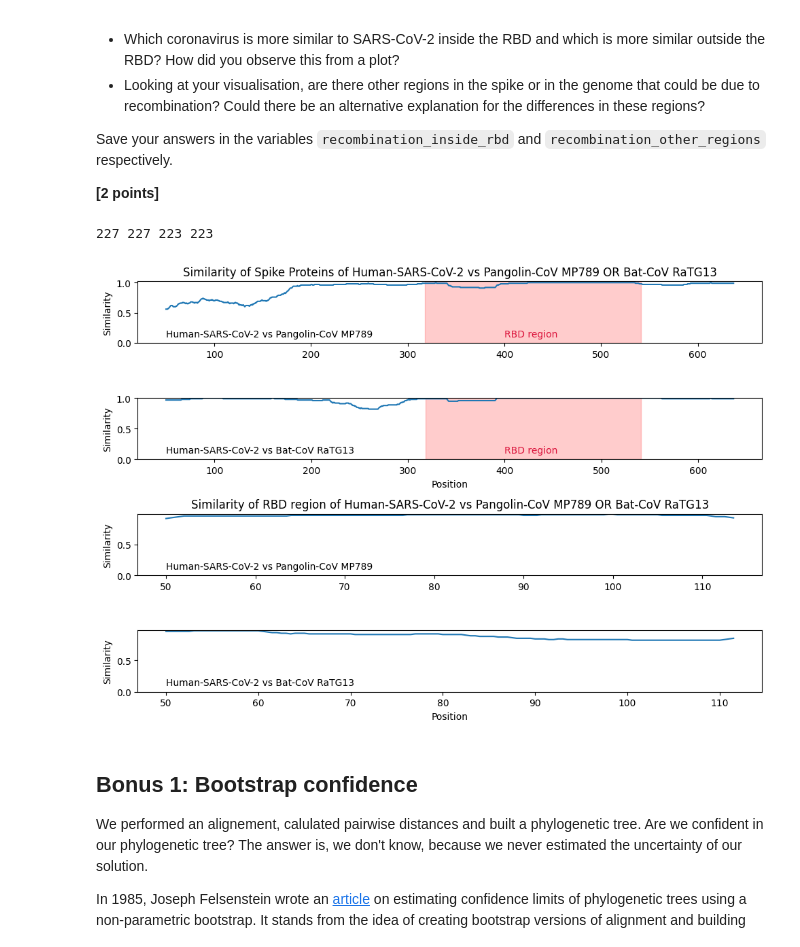
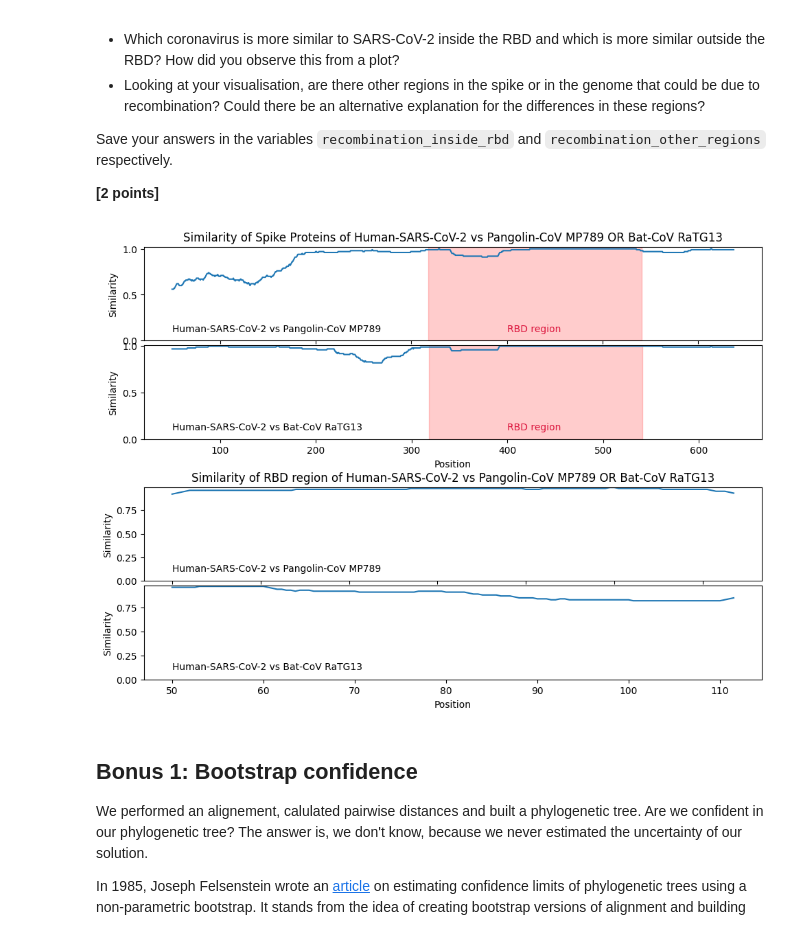
Before and after one commit to riva-man/assign_phylo, a Jupyter notebook: phylo_workbook.ipynb, the cells around one changed output. Saved outputs shown, nothing was run; the diff lists cells and outputs as text; code cells hidden in the pictures.

Commit message:
Updates to Problem 4
- Plotting with gridspec to control positioning of subplots

```diff
--- a/phylo_workbook.ipynb
+++ b/phylo_workbook.ipynb
@@ -296,61 +296,69 @@ def get_similarity(window, aligned_sars, aligned_other):
 
         # X-axis position is midpoint of region
         positions.append((i + window)/2)
 
     return (similarities, positions)
 
 # Calculating and storing similarity of each 100 window sequence
 pangolin_window, pangolin_positions = get_similarity(100, p_sars_2, pcov)
 bat_window, bat_positions = get_similarity(100, b_sars_2, batcov)
 
 # Plotting spike protein similarities
 import matplotlib.pyplot as plt
-fig, ax = plt.subplots(4, 1, figsize=(10, 7))
-fig.set_tight_layout(True)
+import matplotlib.gridspec as gridspec
+
+fig = plt.figure(figsize=(10, 7))
+gs_top = gridspec.GridSpec(2, 1, figure=fig, left=0.05, right=0.95, top=0.95, bottom=0.55, hspace=0.05)
+ax1 = fig.add_subplot(gs_top[0, 0])
+ax2 = fig.add_subplot(gs_top[1, 0])
+gs_bottom = gridspec.GridSpec(2, 1, figure=fig, left=0.05, right=0.95, top=0.45, bottom=0.05, hspace=0.05)
+ax3 = fig.add_subplot(gs_bottom[0, 0])
+ax4 = fig.add_subplot(gs_bottom[1, 0])
 
 # Pangolin vs Human Sars 2
-ax[0].plot(pangolin_positions, pangolin_window)
-ax[0].axvspan(318, 541, color='red', alpha=0.2)
-ax[0].set_title('Similarity of Spike Proteins of Human-SARS-CoV-2 vs Pangolin-CoV MP789 OR Bat-CoV RaTG13')
-ax[0].text(50, 0.1, 'Human-SARS-CoV-2 vs Pangolin-CoV MP789', fontsize=10, color='black')
-ax[0].set_ylim(bottom=0)
-ax[0].set_ylabel('Similarity')
-ax[0].text(400, 0.1, 'RBD region', fontsize=10, color='crimson')
+ax1.plot(pangolin_positions, pangolin_window)
+ax1.axvspan(318, 541, color='red', alpha=0.2)
+ax1.set_title('Similarity of Spike Proteins of Human-SARS-CoV-2 vs Pangolin-CoV MP789 OR Bat-CoV RaTG13')
+ax1.text(50, 0.1, 'Human-SARS-CoV-2 vs Pangolin-CoV MP789', fontsize=10, color='black')
+ax1.set_ylim(bottom=0)
+ax1.set_ylabel('Similarity')
+ax1.text(400, 0.1, 'RBD region', fontsize=10, color='crimson')
+plt.setp(ax1.get_xticklabels(), visible=False)
 
 # bat CoV RatG13 vs Human Sars 2
-ax[1].plot(bat_positions, bat_window)
-ax[1].axvspan(318, 541, color='red', alpha=0.2)
-ax[1].text(50, 0.1, 'Human-SARS-CoV-2 vs Bat-CoV RaTG13', fontsize=10, color='black')
-ax[1].set_ylim(bottom=0)
-ax[1].set_xlabel('Position')
-ax[1].set_ylabel('Similarity')
-ax[1].text(400, 0.1, 'RBD region', fontsize=10, color='crimson')
+ax2.plot(bat_positions, bat_window)
+ax2.axvspan(318, 541, color='red', alpha=0.2)
+ax2.text(50, 0.1, 'Human-SARS-CoV-2 vs Bat-CoV RaTG13', fontsize=10, color='black')
+ax2.set_ylim(bottom=0)
+ax2.set_xlabel('Position')
+ax2.set_ylabel('Similarity')
+ax2.text(400, 0.1, 'RBD region', fontsize=10, color='crimson')
 
 # Aligning the RBD region itself
 p_sars_rbd, pcov_rbd, p_score = gh.global_alignment(spike_proteins['Human-SARS-CoV-2'][318:541], spike_proteins['Pangolin-CoV MP789'][318:541], gh.blosum62_scoring_function)
 b_sars_rbd, batcov_rbd, b_score = gh.global_alignment(spike_proteins['Human-SARS-CoV-2'][318:541], spike_proteins['Bat-CoV RaTG13'][318:541], gh.blosum62_scoring_function)
 
 # Calculating and storing similarity of each 100 window sequence across the RBD region
 pangolin_rbd, pang_rbd_position = get_similarity(100, p_sars_rbd, pcov_rbd)
 bat_rbd, bat_rbd_positions = get_similarity(100, b_sars_rbd, batcov_rbd)
 
 # Plotting total similarity for Human-SARS-CoV-2 vs Pangolin-CoV MP789
-ax[2].plot(pang_rbd_position, pangolin_rbd)
-ax[2].set_title('Similarity of RBD region of Human-SARS-CoV-2 vs Pangolin-CoV MP789 OR Bat-CoV RaTG13')
-ax[2].text(50, 0.1, 'Human-SARS-CoV-2 vs Pangolin-CoV MP789', fontsize=10, color='black')
-ax[2].set_ylabel('Similarity')
-ax[2].set_ylim(bottom=0)
+ax3.plot(pang_rbd_position, pangolin_rbd)
+ax3.set_title('Similarity of RBD region of Human-SARS-CoV-2 vs Pangolin-CoV MP789 OR Bat-CoV RaTG13')
+ax3.text(50, 0.1, 'Human-SARS-CoV-2 vs Pangolin-CoV MP789', fontsize=10, color='black')
+ax3.set_ylabel('Similarity')
+ax3.set_ylim(bottom=0)
+plt.setp(ax3.get_xticklabels(), visible=False)
 
 # Plotting total similarity for Human-SARS-CoV-2 vs Bat-CoV RaTG13
-ax[3].plot(bat_rbd_positions, bat_rbd)
-ax[3].set_ylabel('Similarity')
-ax[3].set_xlabel('Position')
-ax[3].text(50, 0.1, 'Human-SARS-CoV-2 vs Bat-CoV RaTG13', fontsize=10, color='black')
-ax[3].set_ylim(bottom=0)
+ax4.plot(bat_rbd_positions, bat_rbd)
+ax4.set_ylabel('Similarity')
+ax4.set_xlabel('Position')
+ax4.text(50, 0.1, 'Human-SARS-CoV-2 vs Bat-CoV RaTG13', fontsize=10, color='black')
+ax4.set_ylim(bottom=0)
 plt.savefig('recombination.svg')
 # %% [output]
-227 227 223 223
-[figure, old version]
+[figure, new version]
 # %%
 recombination_inside_rbd = """
 Inside the RBD, Pangoline-CoB MP789 is more similar, as we can see in the RBD plots. However, outside of the RBD region (across the spike
```
Also changed, not shown: parts of 1 cell of this notebook, 1 other file.
